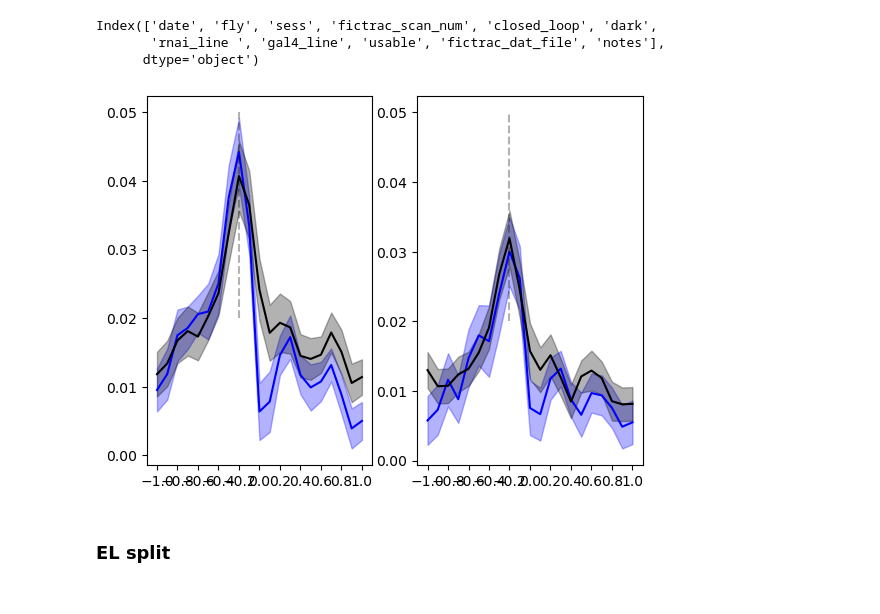
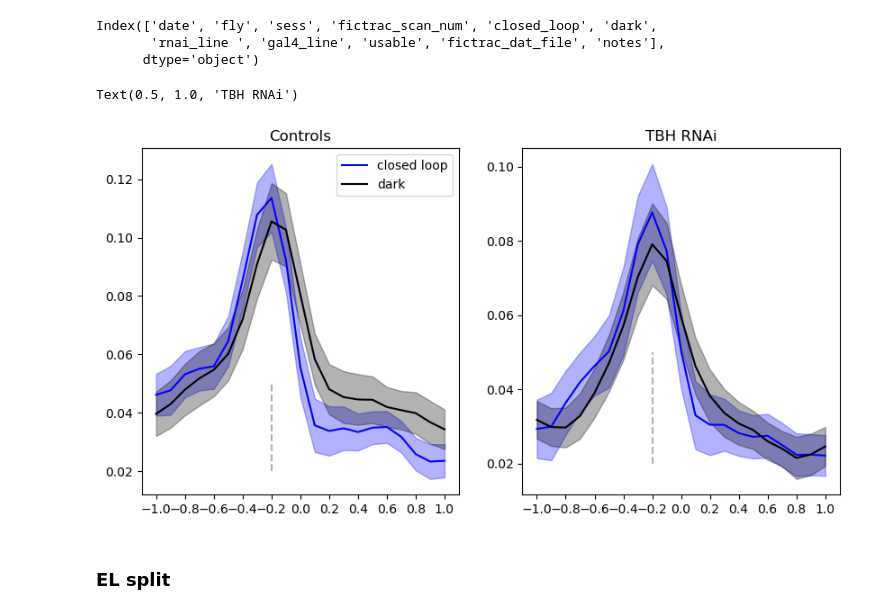
Before and after one commit to yfisher-lab/NeuromodPlasticity, a Jupyter notebook: NeuromodPlasticity/figures/DetermineIndicatorShifts.ipynb, the cells around one changed output. Saved outputs shown, nothing was run; the diff lists cells and outputs as text; code cells hidden in the pictures.

```diff
--- a/NeuromodPlasticity/figures/DetermineIndicatorShifts.ipynb
+++ b/NeuromodPlasticity/figures/DetermineIndicatorShifts.ipynb
@@ -17,15 +17,15 @@ plt.rcParams['pdf.fonttype']=42
 # %%
 
 
-def corr_w_lags(pp, shifts = [i for i in range(-11,12,1)]):
+def corr_w_lags(pp, shifts = [i for i in range(-11,12,1)], chan = -1):
     '''
     '''
 
-    dff = pp.calculate_zscored_F('rois', zscore=True, exp_detrend = True)[-1, :, :]
-    dff -= np.percentile(dff, 5, axis=-1, keepdims=True)
+    dff = pp.calculate_zscored_F('rois', zscore=True, exp_detrend = True)[chan, :, :]
+
 
     # note smoothing conditions
-    # dff = sp.ndimage.gaussian_filter1d(sp.ndimage.gaussian_filter1d(dff, 1, axis=-1),.5,axis=0, mode='wrap')
+    dff = sp.ndimage.gaussian_filter1d(sp.ndimage.gaussian_filter1d(dff, 1, axis=-1),.5,axis=0, mode='wrap')
 
 
     # get PV and heading
@@ -130,32 +130,37 @@ cl_rnai_mask = (sess_df['rnai_line ']=='rnai_67968') * (sess_df['closed_loop']==
 xcorr_dark_rnai = el_rnai_epg_image_xcorr_loop(sess_df.loc[cl_rnai_mask])
 # %%
 # xcorr_cl_ctrl.shape
-fig, ax = plt.subplots(1,2)
+fig, ax = plt.subplots(1,2, figsize=[10,5])
 
 mu, sem = xcorr_cl_ctrl.mean(axis=0), sp.stats.sem(xcorr_cl_ctrl, axis=0)
-_ = ax[0].plot(common_times, mu, color='blue')
+_ = ax[0].plot(common_times, mu, color='blue', label='closed loop')
 _ = ax[0].fill_between(common_times, mu-sem, mu+sem, color='blue', alpha = .3)
 
 mu, sem = xcorr_dark_ctrl.mean(axis=0), sp.stats.sem(xcorr_dark_ctrl, axis=0)
-_ = ax[0].plot(common_times, mu, color='black')
+_ = ax[0].plot(common_times, mu, color='black', label='dark')
 _ = ax[0].fill_between(common_times, mu-sem, mu+sem, color='black', alpha = .3)
 
 _ = ax[0].set_xticks(common_times[::2])
 _ = ax[0].plot([-.2,-.2], [.02, .05], 'k--', alpha=.3)
-
+ax[0].legend()
 
 mu, sem = xcorr_cl_rnai.mean(axis=0), sp.stats.sem(xcorr_cl_rnai, axis=0)
 _ = ax[1].plot(common_times, mu, color='blue')
 _ = ax[1].fill_between(common_times, mu-sem, mu+sem, color='blue', alpha = .3)
 
 mu, sem = xcorr_dark_rnai.mean(axis=0), sp.stats.sem(xcorr_dark_rnai, axis=0)
 _ = ax[1].plot(common_times, mu, color='black')
 _ = ax[1].fill_between(common_times, mu-sem, mu+sem, color='black', alpha = .3)
 
 _ = ax[1].set_xticks(common_times[::2])
 _ = ax[1].plot([-.2,-.2], [.02, .05], 'k--', alpha=.3)
+
+
+ax[0].set_title('Controls')
+ax[1].set_title('TBH RNAi')
 # %% [output]
+Text(0.5, 1.0, 'TBH RNAi')
-[figure, old version]
+[figure, new version]
 # %% [markdown]
 ### EL split
 # %%
```
Also changed, not shown: parts of 27 cells of this notebook, 1 other file.
